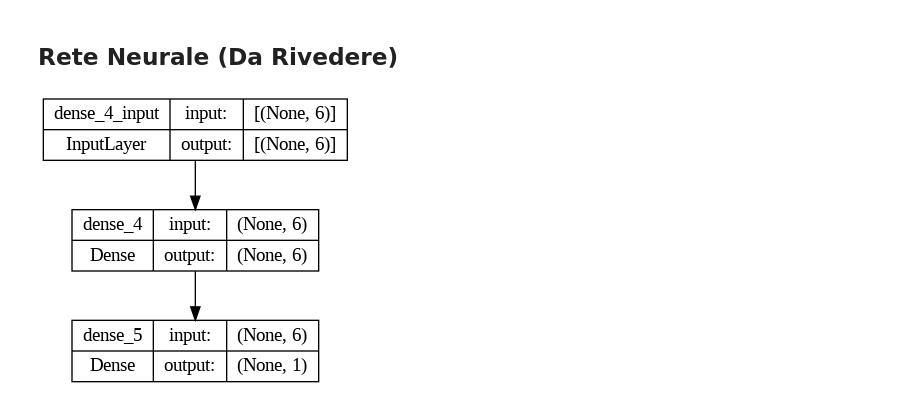
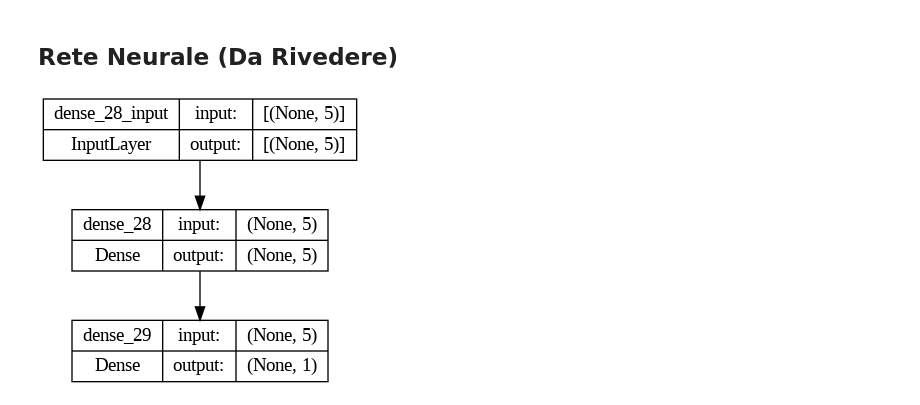
Before and after one commit to Zeptogram/ml-wine-project, a Jupyter notebook: Progetto.ipynb, the cells around one changed output. Saved outputs shown, nothing was run; the diff lists cells and outputs as text; code cells hidden in the pictures.

```diff
--- a/Progetto.ipynb
+++ b/Progetto.ipynb
@@ -246,0 +314,4 @@ sns.heatmap(corr_matrix, annot = True, cmap = 'Blues');
+# %%
+# Dal boxplot abbiamo visto che la quality non aggiunge informazione sul tipo di vino
+df.drop(columns='quality', inplace=True)
+df.head()
@@ -283,8 +361,8 @@ plt.show()
 # %% [output]
 [figure]
 # %%
-# Dimensionality reduction con 6 componenti che spiegano l'85% della varianza
-pca = PCA(n_components=6).fit(scaled_data)
+# Dimensionality reduction con 5 componenti
+pca = PCA(n_components=5).fit(scaled_data)
 pca_data = pca.transform(scaled_data)
 # %%
 # Creazione tabella autovalore, percentuale varianza e percentuale varianza cumulativa
@@ -349,31 +437,30 @@ plt.show()
 # %% [markdown]
 ## Rete Neurale (Da Rivedere)
 # %%
-import keras
-from keras.models import Sequential
-from keras.layers import Dense
-from sklearn.model_selection import train_test_split
+# Divido il dataset identificando le variabili e il target
+X = pca_data # Features ridotte dalla PCA
+y = df['type'] # Target
 
-# Divido il dataset identificando le variabili e il target
-X = pca_data # Features ridotte dalla PCA (6)
-y = df['type']  # Target
+# Numero componenti PCA
+n_components = pca_data.shape[1]
 
 # Diviso il dataset in train e test, rispettivamente 70% e 30%
 X_train, X_test, y_train, y_test = train_test_split(X, y, test_size=0.3, random_state=42)
 
 # Definisco la rete neurale
 model = Sequential()
-# Una rete con 6 neuroni iniziali (dato che sono 6 le componenti PCA) e un altro layer da 6
-model.add(Dense(6, input_shape=(6,), activation='relu'))
+# Una rete con un numero di neuroni iniziali pari al numero delle componenti PCA
+# e un altro layer
+model.add(Dense(n_components, input_shape=(n_components,), activation='relu'))
 # Un neurone in uscita con funzione di attivazione sigmoide (target binario)
 model.add(Dense(1, activation='sigmoid'))
 
 # Compilo il modello
 model.compile(loss='binary_crossentropy', optimizer='adam', metrics=['accuracy'])
 
 # Stampo un plot per la struttura della rete
 keras.utils.plot_model(model, show_shapes=True)
 # %% [output]
-[figure, old version]
+[figure, new version]
 # %%
 # Effettuo il training
```
Also changed, not shown: parts of 18 cells of this notebook.
